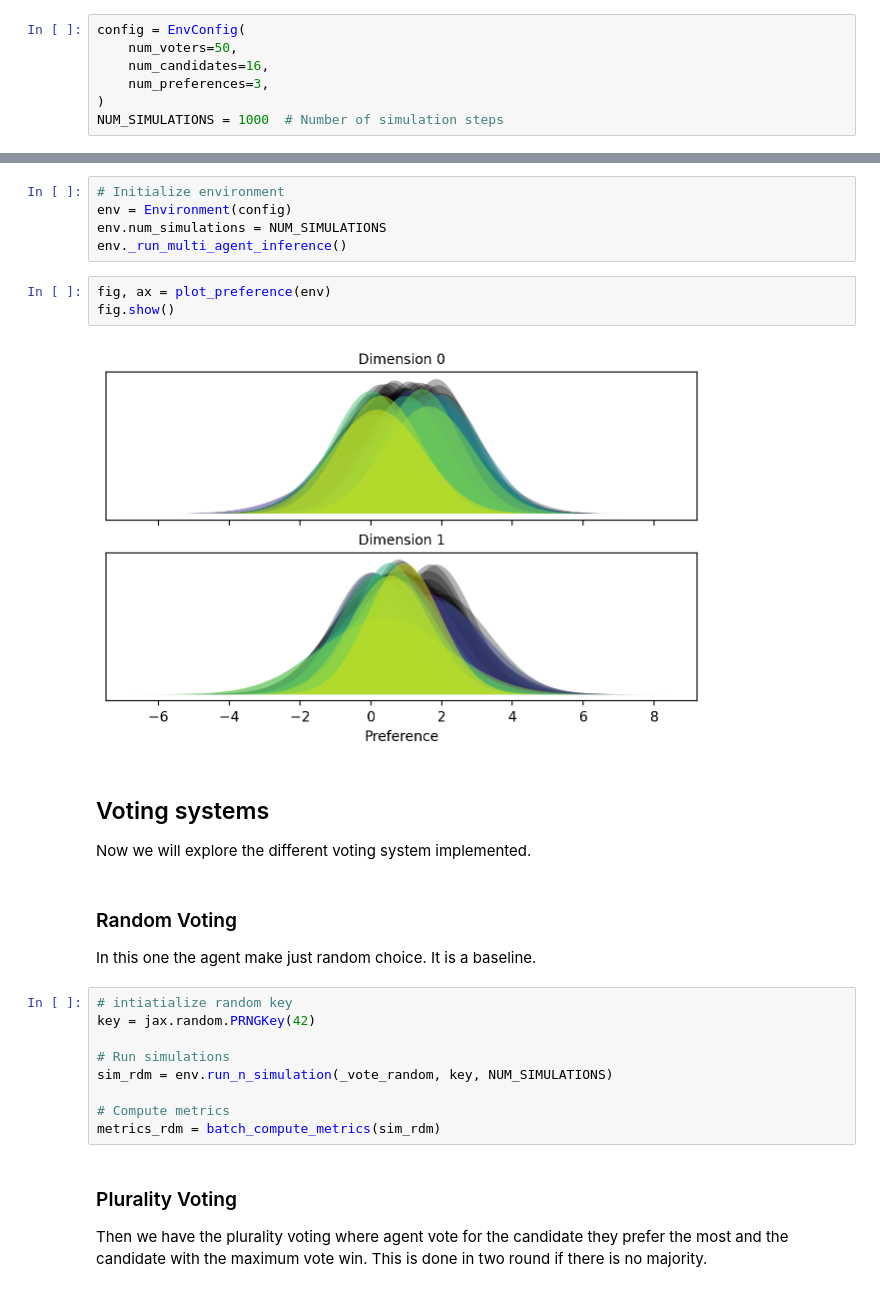
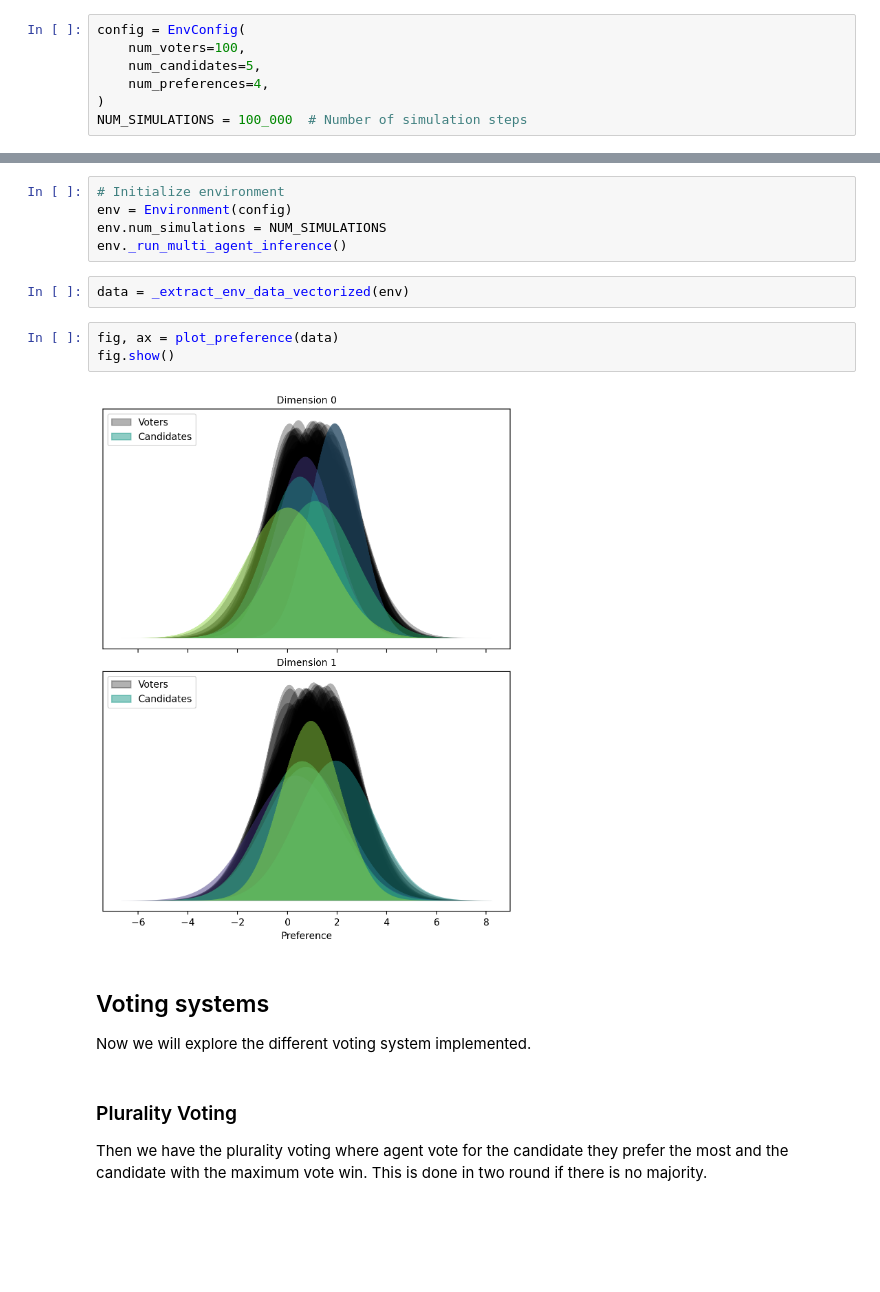
Before and after one commit to centre-for-humanities-computing/european-city-inference, a Jupyter notebook: docs/tutorials/tutorial_2_voting_system.ipynb, the cells around one changed output, grey strips where cells are left out. Cells and saved outputs as stored; diff of their text form; blank space fills up the shorter version.

```diff
--- a/docs/tutorials/tutorial_2_voting_system.ipynb
+++ b/docs/tutorials/tutorial_2_voting_system.ipynb
@@ -24,11 +27,11 @@ from eci.voting_system.random_voting import _vote_random
 The simulation constants are defined here.
 # %%
 config = EnvConfig(
-    num_voters=50,
-    num_candidates=16,
-    num_preferences=3,
+    num_voters=100,
+    num_candidates=5,
+    num_preferences=4,
 )
-NUM_SIMULATIONS = 1000  # Number of simulation steps
+NUM_SIMULATIONS = 100_000  # Number of simulation steps
 # %% [markdown]
 ## Environment Initialization
 The environment is created using the parameters defined above.
@@ -37,26 +40,16 @@ The environment is created using the parameters defined above.
 env = Environment(config)
 env.num_simulations = NUM_SIMULATIONS
 env._run_multi_agent_inference()
+# %%
+data = _extract_env_data_vectorized(env)
 # %%
-fig, ax = plot_preference(env)
+fig, ax = plot_preference(data)
 fig.show()
 # %% [output]
-[figure, old version]
+[figure, new version]
 # %% [markdown]
 ## Voting systems
 Now we will explore the different voting system implemented.
-# %% [markdown]
-### Random Voting
-In this one the agent make just random choice. It is a baseline.
-# %%
-# intiatialize random key
-key = jax.random.PRNGKey(42)
-
-# Run simulations
-sim_rdm = env.run_n_simulation(_vote_random, key, NUM_SIMULATIONS)
-
-# Compute metrics
-metrics_rdm = batch_compute_metrics(sim_rdm)
 # %% [markdown]
 ### Plurality Voting
 Then we have the plurality voting where agent vote for the candidate they prefer the most and the candidate with the maximum vote win. This is done in two round if there is no majority.
```
Also changed, not shown: parts of 4 cells of this notebook, 3 other files.
